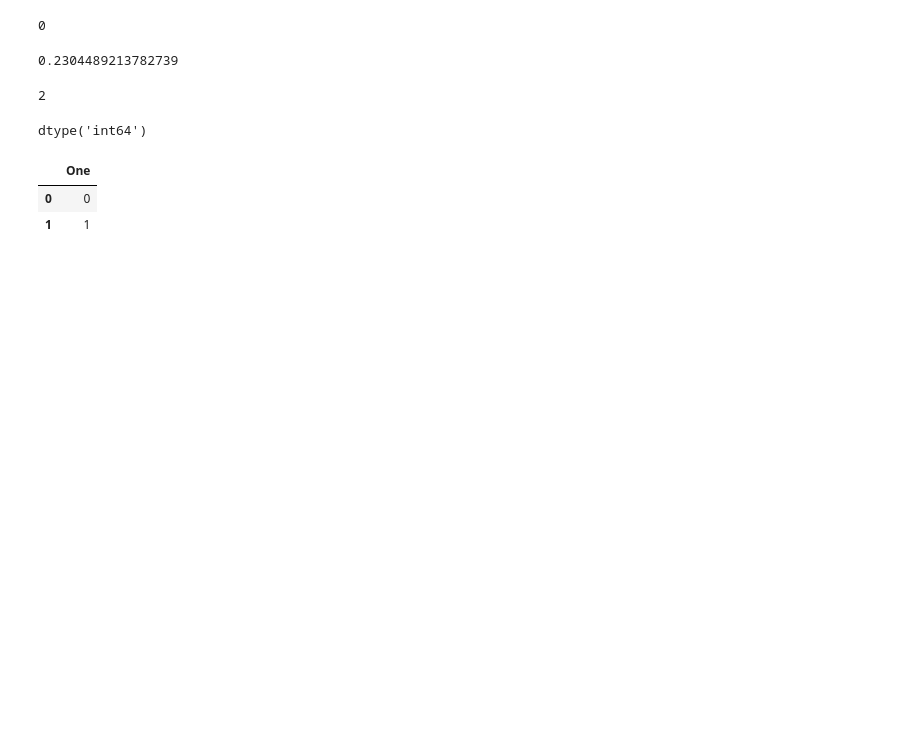
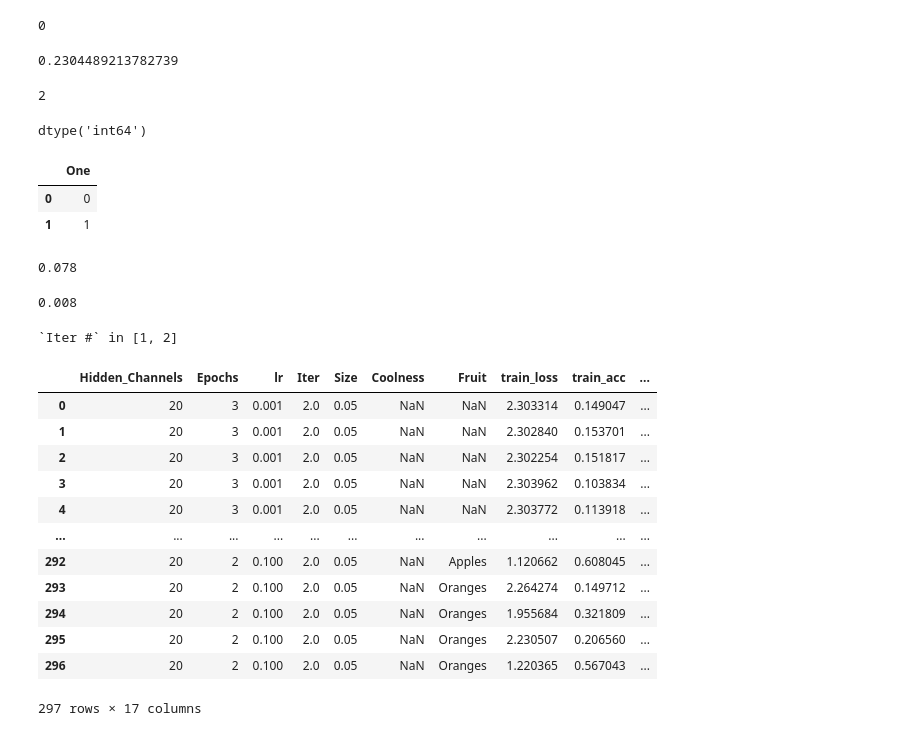
Before and after one commit to Oriol23/CNN-classification, a Jupyter notebook: notebooks/testnotebook.ipynb, the cells around one changed output. Cells and saved outputs as stored; diff of their text form; code cells hidden in the pictures; blank space fills up the shorter version.

Commit message:
finished importance table and filter by Iter#

```diff
--- a/notebooks/testnotebook.ipynb
+++ b/notebooks/testnotebook.ipynb
@@ -521,3 +619,33 @@ df.loc[:,["One"]]
 |  | One |
 | 0 | 0 |
 | 1 | 1 |
+# %%
+round_nnz(0.07801,2)
+# %% [output]
+0.078
+# %%
+round(0.0080,4)
+# %% [output]
+0.008
+# %%
+#results.rename(columns={"Iter":"It","Iter #":"Iternum"},inplace=True)
+query = f"`Iter #` in {[1,2]}"
+df = df[df["Iter #"].isin([1,2])]
+print(query)
+fres = results[(results["Iter #"].isin([1,2,3])) | (results["Iter #"].isnull())]
+fres
+# %% [output]
+`Iter #` in [1, 2]
+|  | Hidden_Channels | Epochs | lr | Iter | Size | Coolness | Fruit | train_loss | train_acc | ... |
+| 0 | 20 | 3 | 0.001 | 2.0 | 0.05 | NaN | NaN | 2.303314 | 0.149047 | ... |
+| 1 | 20 | 3 | 0.001 | 2.0 | 0.05 | NaN | NaN | 2.302840 | 0.153701 | ... |
+| 2 | 20 | 3 | 0.001 | 2.0 | 0.05 | NaN | NaN | 2.302254 | 0.151817 | ... |
+| 3 | 20 | 3 | 0.001 | 2.0 | 0.05 | NaN | NaN | 2.303962 | 0.103834 | ... |
+| 4 | 20 | 3 | 0.001 | 2.0 | 0.05 | NaN | NaN | 2.303772 | 0.113918 | ... |
+| ... | ... | ... | ... | ... | ... | ... | ... | ... | ... | ... |
+| 292 | 20 | 2 | 0.100 | 2.0 | 0.05 | NaN | Apples | 1.120662 | 0.608045 | ... |
+| 293 | 20 | 2 | 0.100 | 2.0 | 0.05 | NaN | Oranges | 2.264274 | 0.149712 | ... |
+| 294 | 20 | 2 | 0.100 | 2.0 | 0.05 | NaN | Oranges | 1.955684 | 0.321809 | ... |
+| 295 | 20 | 2 | 0.100 | 2.0 | 0.05 | NaN | Oranges | 2.230507 | 0.206560 | ... |
+| 296 | 20 | 2 | 0.100 | 2.0 | 0.05 | NaN | Oranges | 1.220365 | 0.567043 | ... |
+297 rows × 17 columns
```
Also changed, not shown: parts of 10 cells of this notebook, 2 other files.
